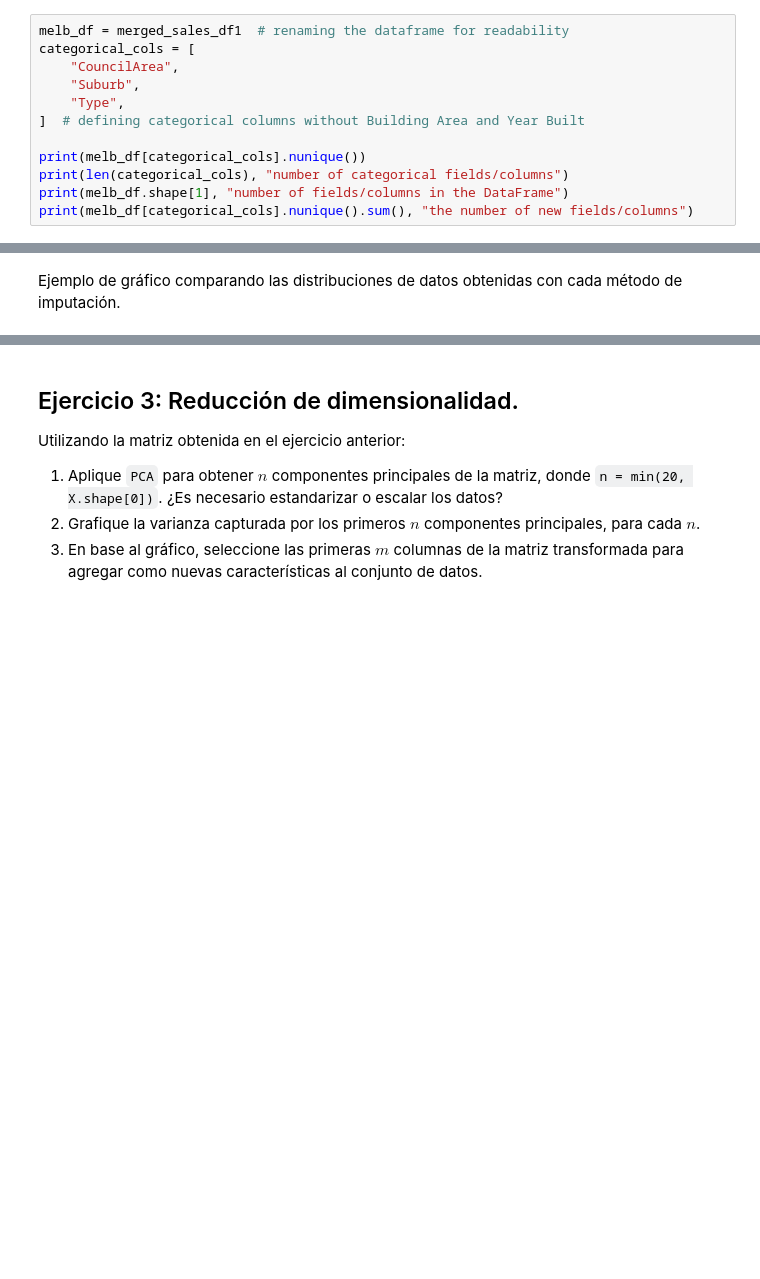
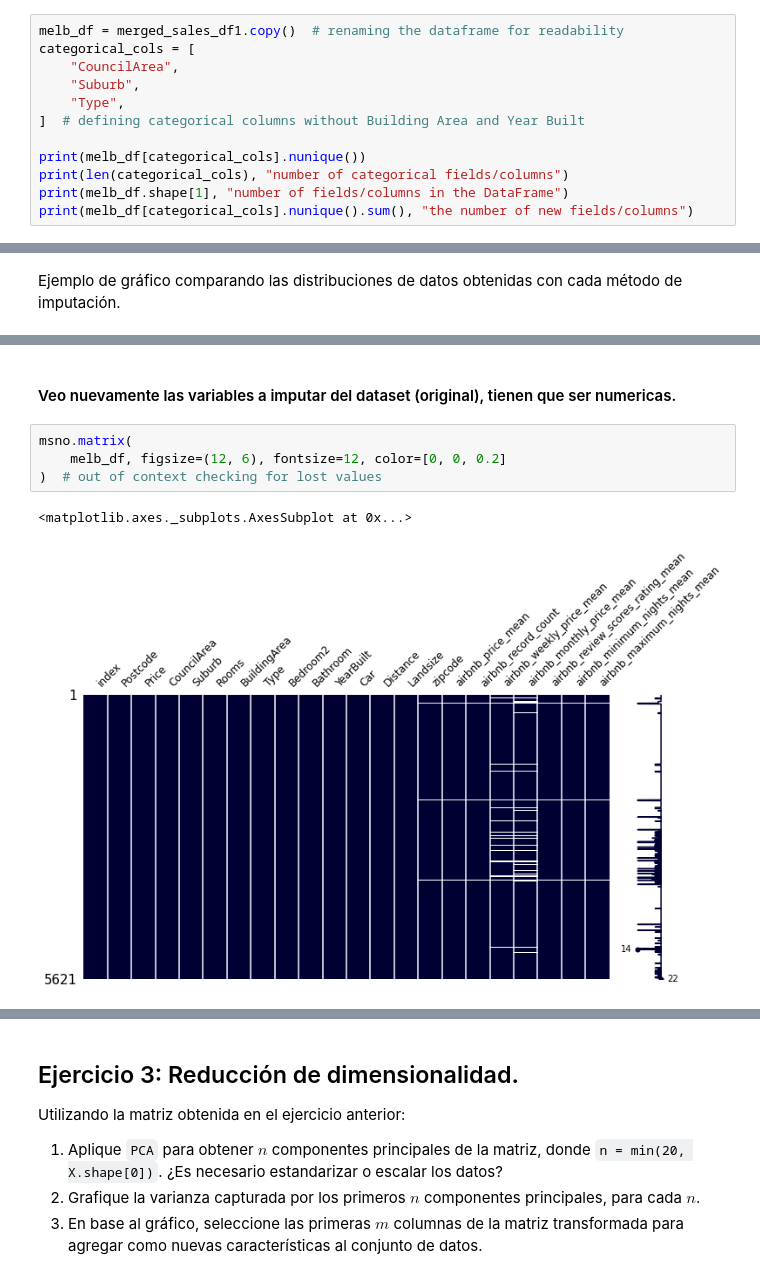
Before and after one commit to JeroFotinos/diplo_datos, a Jupyter notebook: Consignas_Entregable_AEyC - Parte 2.ipynb, the cells around one changed output, grey strips where cells are left out. Cells and saved outputs as stored; diff of their text form; blank space fills up the shorter version.

```diff
--- a/Consignas_Entregable_AEyC - Parte 2.ipynb
+++ b/Consignas_Entregable_AEyC - Parte 2.ipynb
@@ -58,5 +74,5 @@ Index(['Postcode', 'Price', 'CouncilArea', 'Suburb', 'Rooms', 'BuildingArea',
 # %%
-melb_df = merged_sales_df1  # renaming the dataframe for readability
+melb_df = merged_sales_df1.copy()  # renaming the dataframe for readability
 categorical_cols = [
     "CouncilArea",
     "Suburb",
@@ -326,0 +347,9 @@ g = sns.kdeplot(data=data, x="YearBuilt", hue="Imputation")
+# %% [markdown]
+#### Veo nuevamente las variables a imputar del dataset (original), tienen que ser numericas.
+# %%
+msno.matrix(
+    melb_df, figsize=(12, 6), fontsize=12, color=[0, 0, 0.2]
+)  # out of context checking for lost values
+# %% [output]
+<matplotlib.axes._subplots.AxesSubplot at 0x...>
+[figure, added]
```
Also changed, not shown: parts of 29 cells of this notebook.
